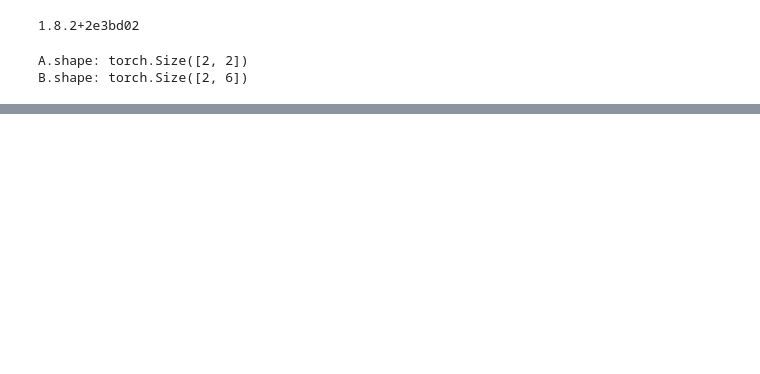
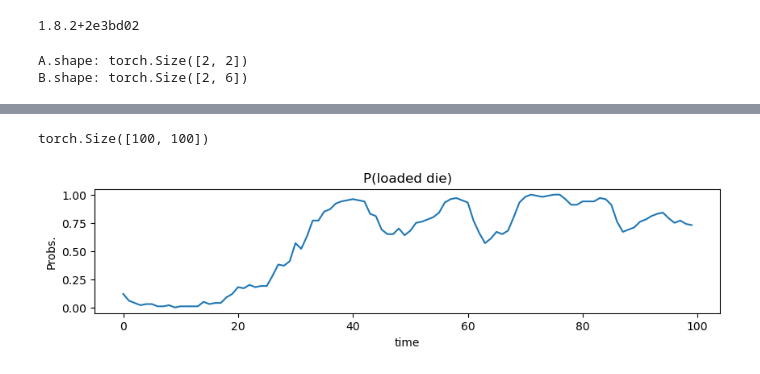
Before and after one commit to GStechschulte/books-with-code, a Jupyter notebook: probml/ch_8_casino_hmm.ipynb, the cells around one changed output, grey strips where cells are left out. Drawn from its saved outputs; the diff is of its cells as text; code cells hidden in the pictures; blank space fills up the shorter version.

```diff
--- a/probml/ch_8_casino_hmm.ipynb
+++ b/probml/ch_8_casino_hmm.ipynb
@@ -80,0 +94,24 @@ one_hot = torch.nn.functional.one_hot(emission, 6).T
+# %%
+post_samples = torch.Tensor(
+    [infer_discrete(model_2, first_available_dim=-1, temperature=1)(emission) for _ in range(100)]
+    )
+posterior_samples = {"z": post_samples}
+# post_pred = Predictive(model_2, posterior_samples)(emission)
+# %%
+posterior_samples['z'].shape
+# %% [output]
+torch.Size([100, 100])
+# %%
+cnt = 0
+samps = {}
+for batch in post_samples:
+    cnt += 1
+    for t, y in enumerate(batch):
+        if cnt == 1:
+            samps[t] = [y]
+        else:
+            samps[t].append(y)
+
+probs_loaded = []
+for key, val in samps.items():
+    probs_loaded.append(sum(val) / len(val))
@@ -81 +129,12 @@ one_hot = torch.nn.functional.one_hot(emission, 6).T
+# %%
+plt.figure(figsize=(10, 2))
+plt.plot(
+    torch.arange(0, 100),
+    probs_loaded
+    )
+plt.ylabel('Probs.')
+plt.xlabel('time')
+plt.title('P(loaded die)');
+# %% [output]
+[figure, added]
 # %%
```
Also changed, not shown: parts of 14 cells of this notebook.
